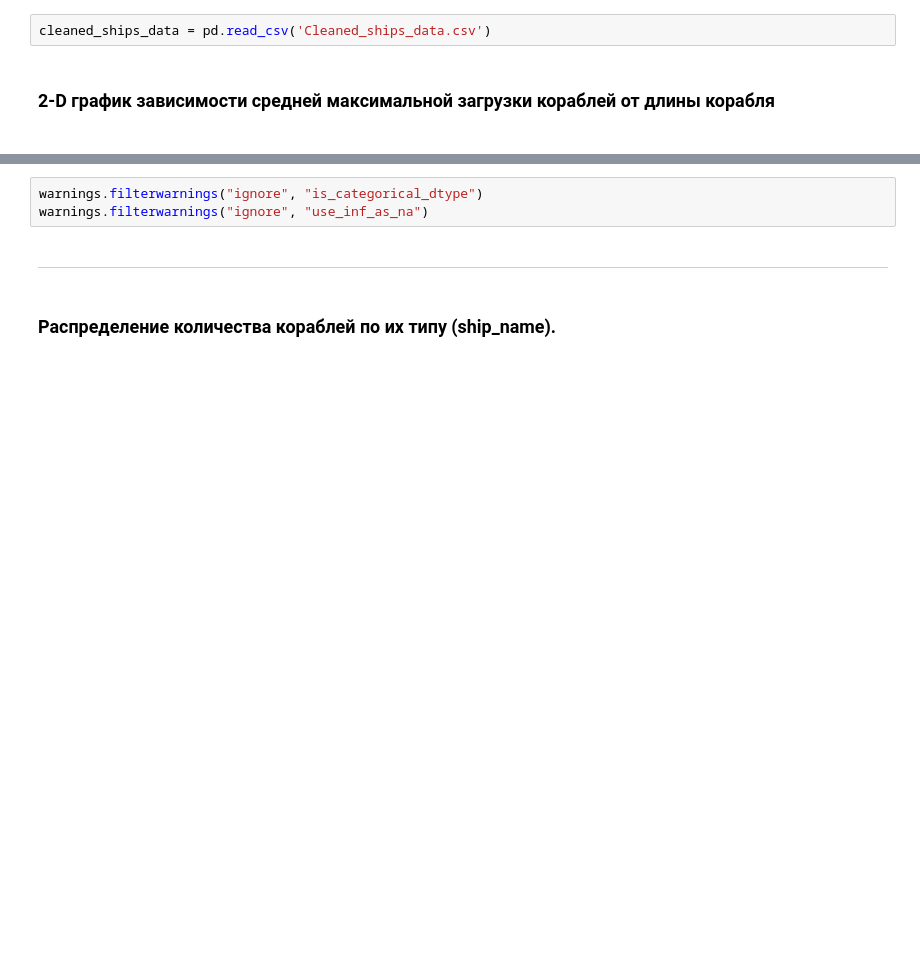
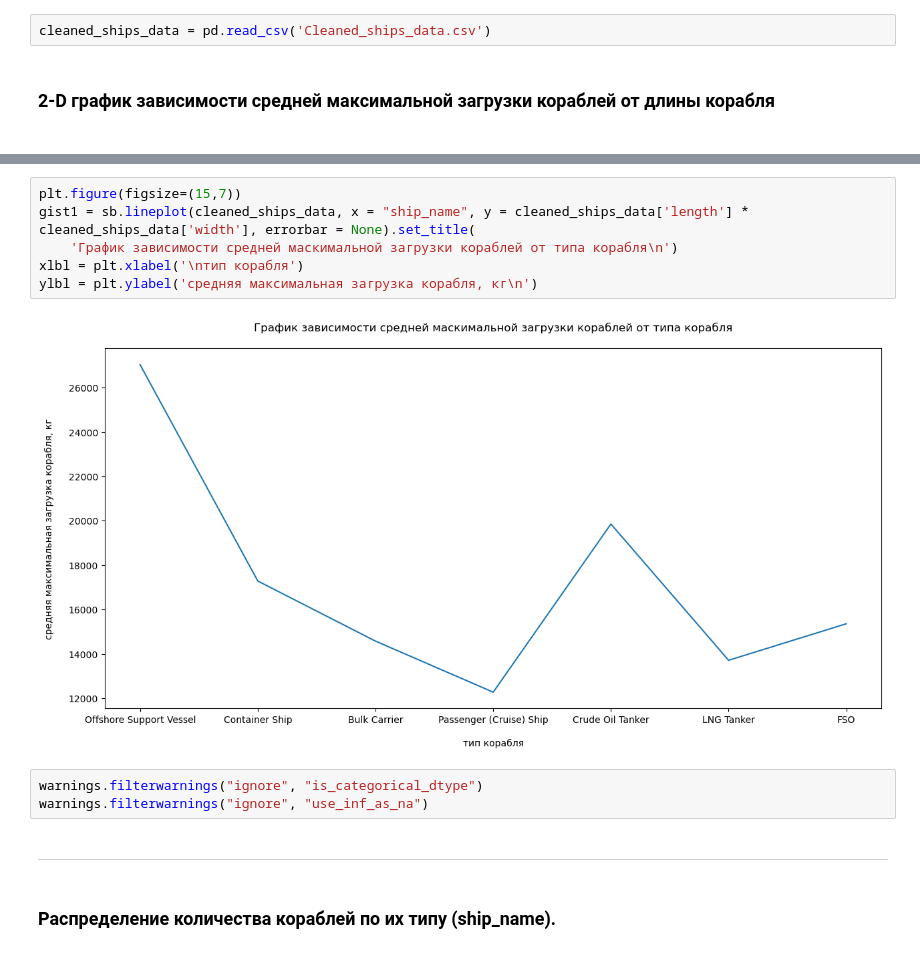
Before and after one commit to YaPP-BMSTU/yapp_labs_Renat, a Jupyter notebook: anaconda/jupiter/task1.ipynb, the cells around one changed output, grey strips where cells are left out. Saved outputs shown, nothing was run; the diff lists cells and outputs as text; blank space fills up the shorter version.

```diff
--- a/anaconda/jupiter/task1.ipynb
+++ b/anaconda/jupiter/task1.ipynb
@@ -19,3 +20,11 @@ ylabel = plt.ylabel('длина корабля\n')
+# %%
+plt.figure(figsize=(15,7))
+gist1 = sb.lineplot(cleaned_ships_data, x = "ship_name", y = cleaned_ships_data['length'] * cleaned_ships_data['width'], errorbar = None).set_title(
+    'График зависимости средней маскимальной загрузки кораблей от типа корабля\n')
+xlbl = plt.xlabel('\nтип корабля')
+ylbl = plt.ylabel('средняя максимальная загрузка корабля, кг\n')
+# %% [output]
+[figure, added]
 # %%
 warnings.filterwarnings("ignore", "is_categorical_dtype")
 warnings.filterwarnings("ignore", "use_inf_as_na")
```
Also changed, not shown: parts of 12 cells of this notebook, 4 other files.
